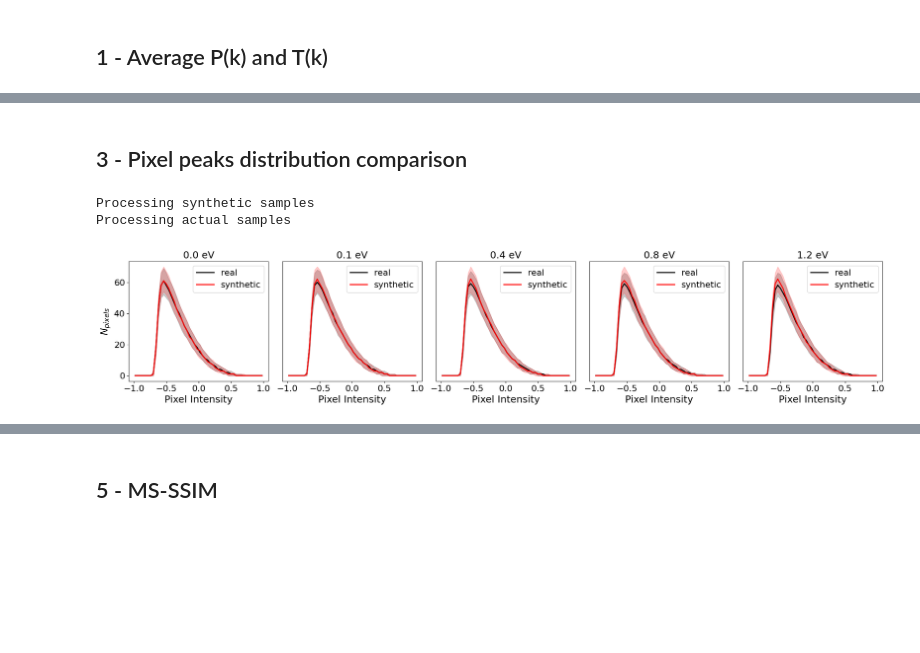
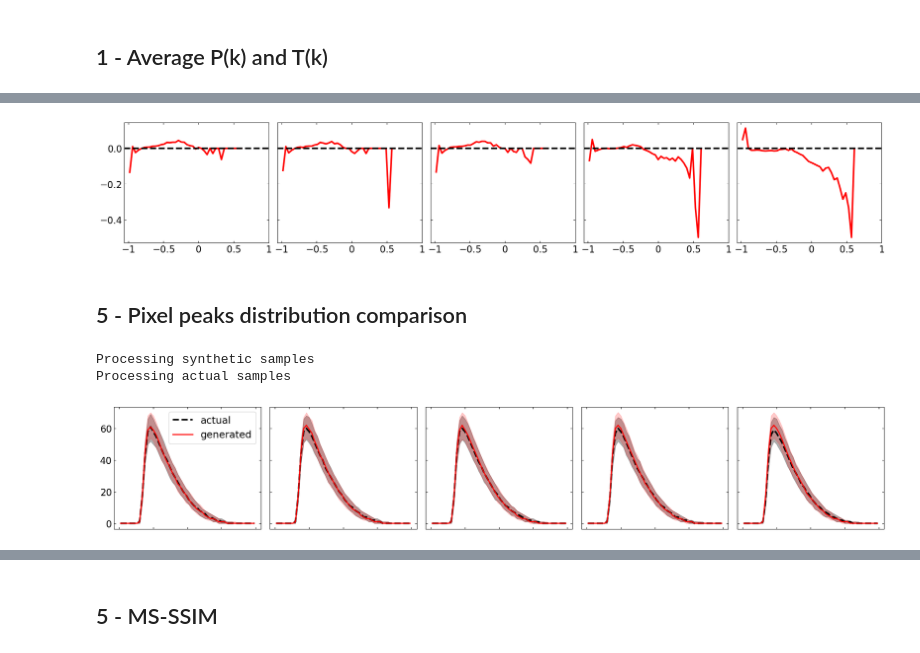
Before and after one commit to Prateeek73/nuGAN-webapplet, a Jupyter notebook: infer.ipynb, the cells around one changed output, grey strips where cells are left out. Saved outputs shown, nothing was run; the diff lists cells and outputs as text; code cells hidden in the pictures; blank space fills up the shorter version.

Commit message:
Update README.md and upload updated plots and scripts.

```diff
--- a/infer.ipynb
+++ b/infer.ipynb
@@ -239,5 +371,28 @@ fig.savefig("./results/SAMPLE_MAPS.png", dpi=100)
+# %%
+fig, (ax,bx,cx,dx,ex) = plt.subplots(1,5, figsize=(25,4), sharey=True)
+fig.subplots_adjust(
+    wspace=0.06,
+    hspace=0.10
+)
+for xx in [ax,bx,cx,dx,ex]:
+    xx.tick_params(which='both', direction='in', top=True, right=True)
+
+for nu, sp in zip(nu_info.keys(),(ax,bx,cx,dx,ex)):
+    sp.plot(xx_synth[nu], frac_error[nu], marker=None, c= 'r', label='synthetic', lw=3)
+    sp.axhline(0, marker=None, c='k', ls='--', label='actual', lw=3)
+    #sp.set_xticks([-1,-0.5,0,0.5,1.0])
+    sp.set_xticks([-1, -0.5, 0, 0.5, 1])
+    sp.set_xticklabels(
+        [r"$-1$", r"$-0.5$", r"$0$", r"$0.5$", r"$1$"],
+        fontsize=ticklabelsize
+    )
+    sp.tick_params(axis='both', labelsize=ticklabelsize+1)
+fig.savefig("./results/PIXEL_INTENSITY_DISTRIBUTION_ERROR.png", dpi=100)
+plt.show()
+# %% [output]
+[figure, added]
 # %% [markdown]
-## 3 - Pixel peaks distribution comparison
+## 5 - Pixel peaks distribution comparison
 # %%
 import scipy.ndimage
 def peak_count(X, neighborhood_size=5, threshold=0.5):
@@ -326,32 +481,36 @@ all_counts_act, avg_counts_act, bin_centers_act = get_pixel_peak_histogram(actua
 Processing synthetic samples
 Processing actual samples
 # %%
-fig, (ax,bx,cx,dx,ex) = plt.subplots(1,5, figsize=(25,4))
-fig.subplots_adjust(wspace=0.1)
+fig, (ax,bx,cx,dx,ex) = plt.subplots(1,5, figsize=(25,4), sharey=True)
+fig.subplots_adjust(
+    wspace=0.06,
+    hspace=0.10
+)
+for xx in [ax,bx,cx,dx,ex]:
+    xx.tick_params(which='both', direction='in', top=True, right=True)
 
 for nu, sp in zip(list(nu_info.keys()),(ax,bx,cx,dx,ex)):
 
     q16r = np.quantile(np.array(all_counts_act[nu]), q=0.16, axis=0)
     q84r = np.quantile(np.array(all_counts_act[nu]), q=0.84, axis=0)
-    sp.plot(bin_centers_act, avg_counts_act[nu], c='k', lw=2, label='real')
-    sp.fill_between(bin_centers_act, q16r, q84r, alpha=0.2, color='k')
+    sp.plot(bin_centers_act, avg_counts_act[nu], c='k', ls='--', lw=3, label='actual')
+    sp.fill_between(bin_centers_act, q16r, q84r, alpha=0.3, color='k')
 
     q16f = np.quantile(np.array(all_counts_synth[nu]), q=0.16, axis=0)
     q84f = np.quantile(np.array(all_counts_synth[nu]), q=0.84, axis=0)
-    sp.plot(bin_centers_synth, avg_counts_synth[nu], c='r', lw=2, label='synthetic')
+    sp.plot(bin_centers_synth, avg_counts_synth[nu], c='r', lw=2, label='generated')
     sp.fill_between(bin_centers_synth, q16f, q84f, alpha=0.2, color='r')
 
     sp.set_xticks([-1,-0.5,0,0.5,1.0])
-    sp.legend(fontsize=16)
-    sp.set_xlabel("Pixel Intensity", fontsize=18)
-    sp.set_title(f"{nu} eV", fontsize=18)
-    if sp is not ax:
-        sp.set_yticks([])
-    else:
-        sp.set_ylabel(r"$N_{pixels}$", fontsize=18)
+    sp.legend(fontsize=legendtextsize)
+    sp.tick_params(axis='both', labelsize=ticklabelsize+1)
 
+for xx in [bx,cx,dx,ex]:
+    xx.legend_.remove()
+for xx in [ax,bx,cx,dx,ex]:
+    xx.tick_params(axis='x', labelbottom=False)
 fig.savefig("./results/PIXEL_PEAKS_DISTRIBUTION.png", dpi=100)
 plt.show()
 # %% [output]
-[figure, old version]
+[figure, new version]
 # %%
```
Also changed, not shown: parts of 16 cells of this notebook, 34 other files.
